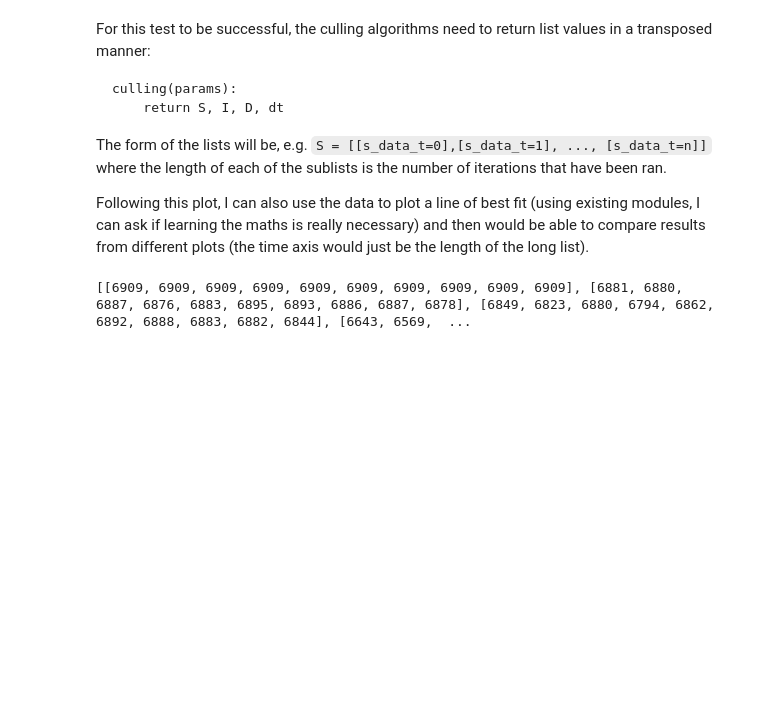
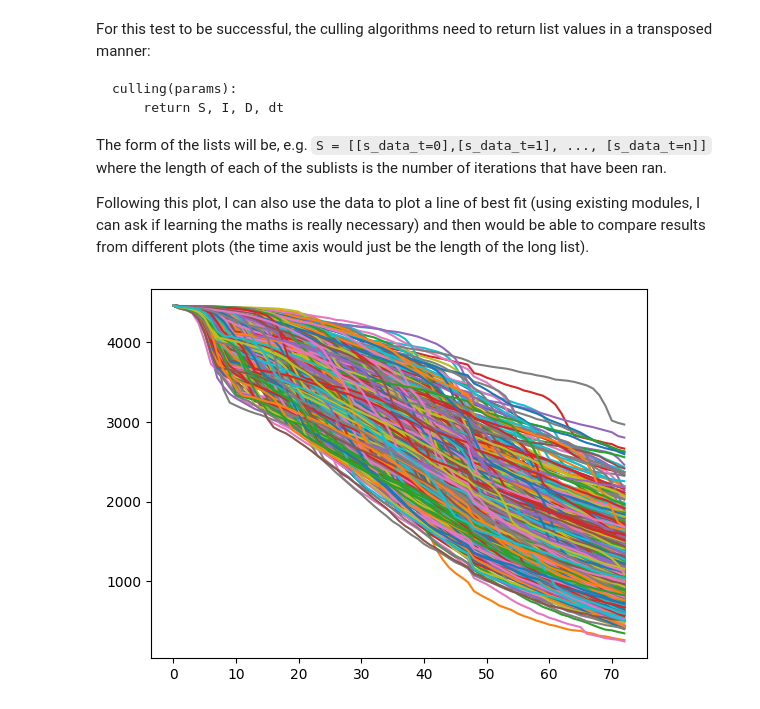
Before and after one commit to r-okotie179/diseaseModelling, a Jupyter notebook: culling_and_policy.ipynb, the cells around one changed output. Drawn from its saved outputs; the diff is of its cells as text; code cells hidden in the pictures; blank space fills up the shorter version.

```diff
--- a/culling_and_policy.ipynb
+++ b/culling_and_policy.ipynb
@@ -619,7 +619,8 @@ S, I, D, dt = culling(48, 100, 8) #48 hour dead time, 10 iteration runs, 7 day p
-# %%
-print(S)
-# %% [output]
-[[6909, 6909, 6909, 6909, 6909, 6909, 6909, 6909, 6909, 6909], [6881, 6880, 6887, 6876, 6883, 6895, 6893, 6886, 6887, 6878], [6849, 6823, 6880, 6794, 6862, 6892, 6888, 6883, 6882, 6844], [6643, 6569,  ...
+# %%
+plt.plot(range(len(S)), S)
+plt.show()
+# %% [output]
+[figure, added]
 # %%
 # I initially wrote this logic myself but then got tired from debugging small changes
 # like everything (even the pseudo for this) was all me
```
Also changed, not shown: parts of 5 cells of this notebook.
